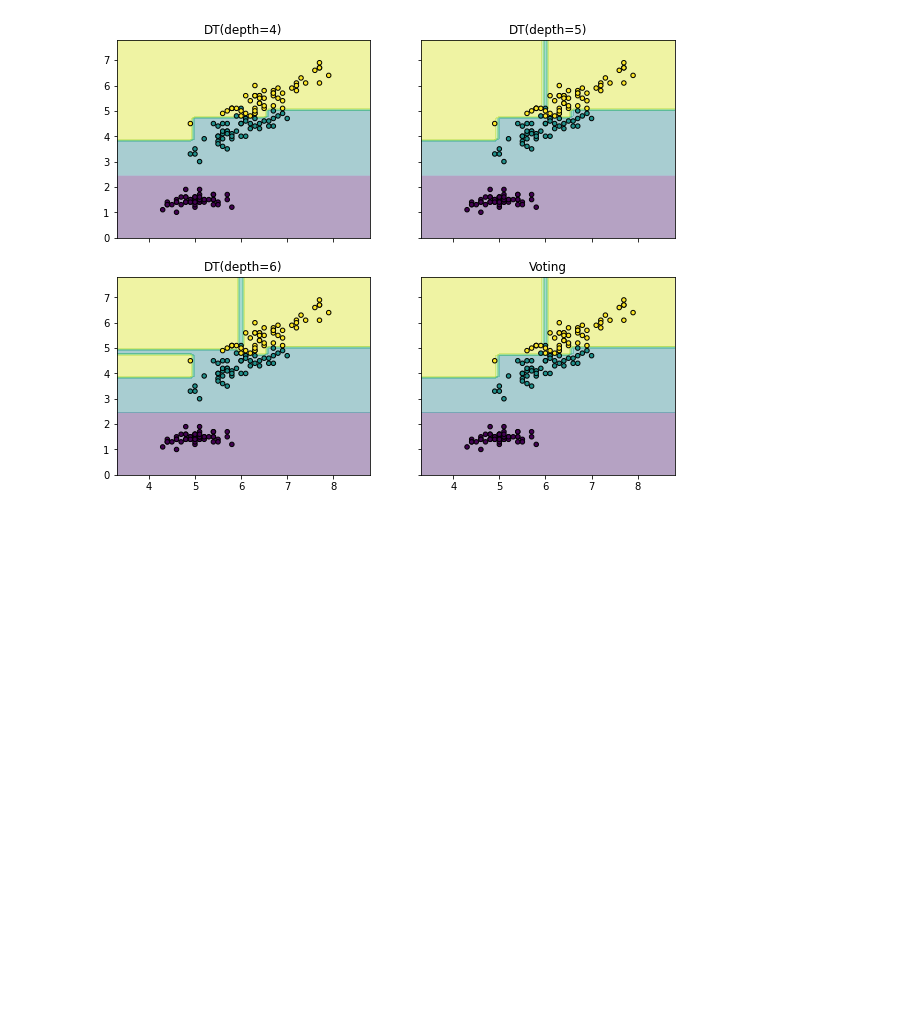
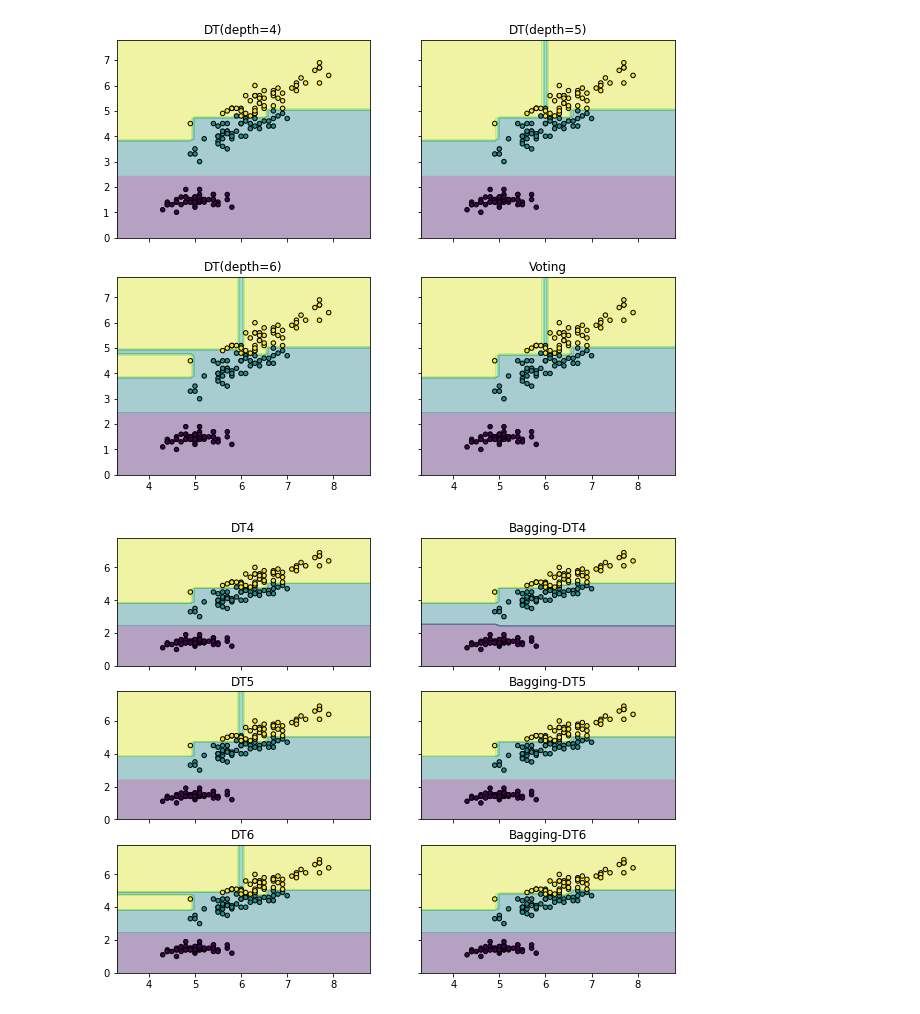
Before and after one commit to Lab-Brat/Materials_Informatics_Experiments, a Jupyter notebook: decision_tree/monte_carlo_tree.ipynb, the cells around one changed output. Drawn from its saved outputs; the diff is of its cells as text; code cells hidden in the pictures; blank space fills up the shorter version.

Commit message:
added Bagging classifier

```diff
--- a/decision_tree/monte_carlo_tree.ipynb
+++ b/decision_tree/monte_carlo_tree.ipynb
@@ -24,10 +26,17 @@ iris.data.shape, X.shape, y.shape
 # %%
+#Decision Trees
 clf1 = DecisionTreeClassifier(max_depth=4)
 clf2 = DecisionTreeClassifier(max_depth=5)
 clf3 = DecisionTreeClassifier(max_depth=6)
 
+#Voting Classifier
 eclf = VotingClassifier(estimators = [('dt1', clf1),
                                       ('dt2', clf2),
                                       ('dt3', clf3)],
                         voting = 'soft',
                         weights = [3, 2, 1])
+
+#Bagging Classifier
+eclf1=BaggingClassifier(base_estimator=clf1,n_estimators=30)
+eclf2=BaggingClassifier(base_estimator=clf2,n_estimators=30)
+eclf3=BaggingClassifier(base_estimator=clf3,n_estimators=30)
@@ -43,0 +43,9 @@ xx, yy = np.meshgrid(np.arange(x_min, x_max,0.1), np.arange(y_min, y_max,0.1))
+# %%
+#fitting models
+clf1.fit(X,y)
+clf2.fit(X,y)
+clf3.fit(X,y)
+eclf.fit(X,y)
+eclf1.fit(X,y)
+eclf2.fit(X,y)
+eclf3.fit(X,y)
@@ -57,3 +72,19 @@ for idx, clf, tt in zip (product([0,1],[0,1]), [clf1,clf2,clf3,eclf],
 plt.show()
 # %% [output]
 [figure]
+# %%
+f,axarr=plt.subplots(3, 2, sharex='col', sharey='row', figsize=(10,8))
+
+for idx, clf, tt in zip (product([0,1,2], [0,1]),
+                        [clf1, eclf1, clf2, eclf2, clf3, eclf3],
+                        ['DT4', 'Bagging-DT4', 'DT5', 'Bagging-DT5', 'DT6', 'Bagging-DT6', 'Voting']):
+    Z = clf.predict(np.c_[xx.ravel(), yy.ravel()])
+    Z = Z.reshape(xx.shape)
+
+    axarr[idx[0], idx[1]].contourf(xx, yy, Z, alpha=0.4)
+    axarr[idx[0], idx[1]].scatter(X[:,0], X[:,1], c=y, s=20, edgecolor='k')
+    axarr[idx[0], idx[1]].set_title(tt)
+
+plt.show()
+# %% [output]
+[figure, added]
```
Also changed, not shown: parts of 6 cells of this notebook.
